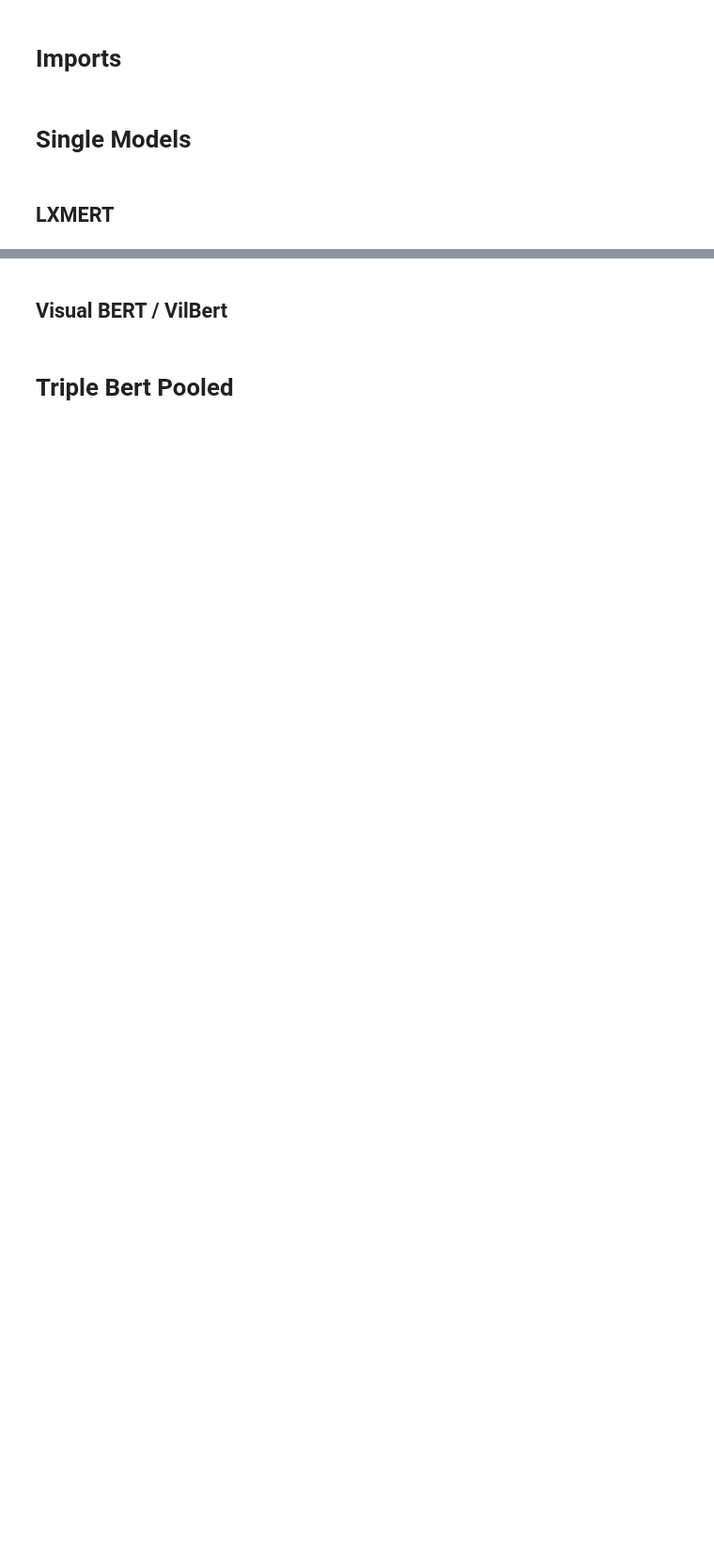
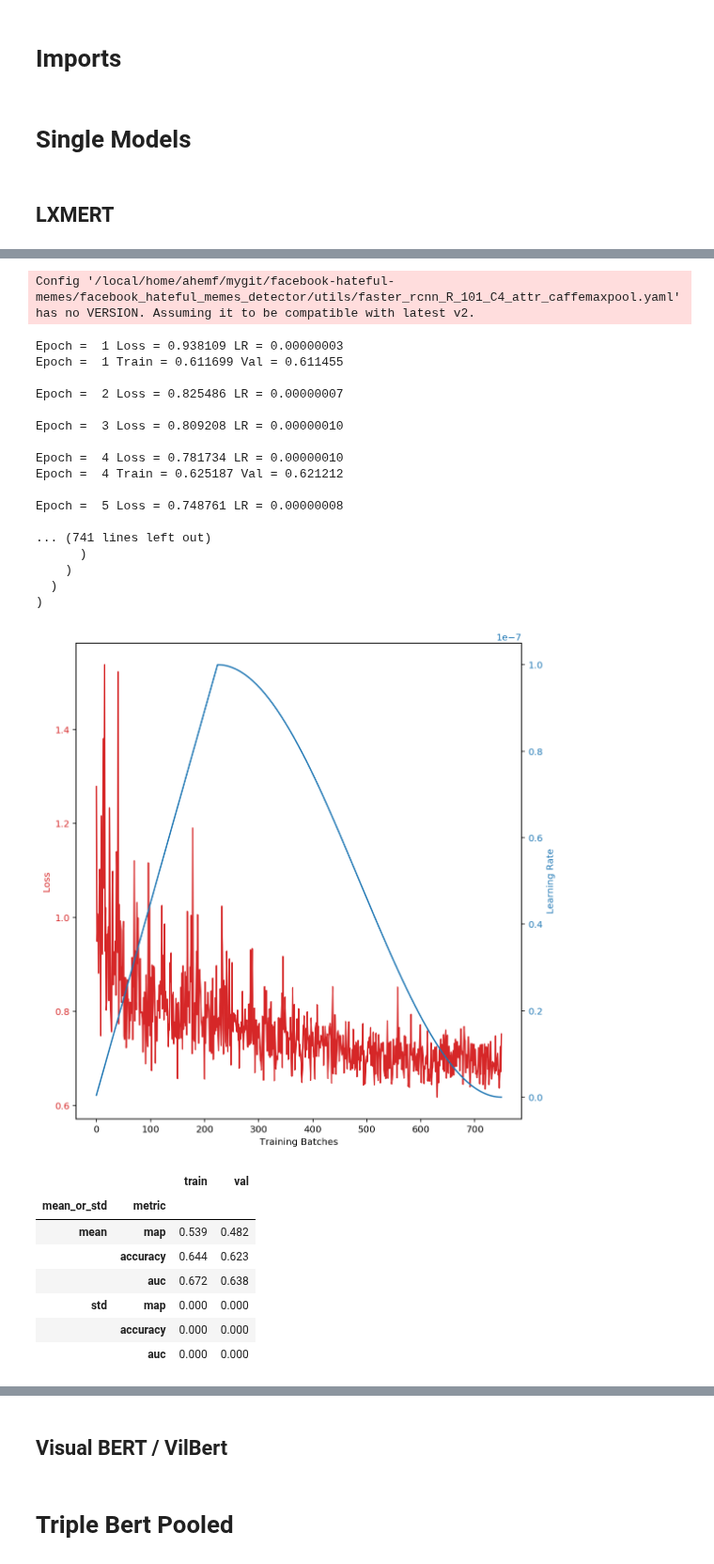
Before and after one commit to faizanahemad/facebook-hateful-memes, a Jupyter notebook: notebooks/VIsualBert.ipynb, the cells around one changed output, grey strips where cells are left out. Shown at 94% size. Saved outputs shown, nothing was run; the diff lists cells and outputs as text; code cells hidden in the pictures; blank space fills up the shorter version.

```diff
--- a/notebooks/VIsualBert.ipynb
+++ b/notebooks/VIsualBert.ipynb
@@ -89,7 +89,7 @@ rangerQHparams = dict(
 )
 
 adam = torch.optim.Adam
-adam_params = params = dict(lr=1e-3, weight_decay=1e-6)
+adam_params = params = dict(lr=1e-3, weight_decay=1e-7)
 
 adamw = torch.optim.AdamW
 adamw_params = dict(lr=1e-4, betas=(0.9, 0.999), eps=1e-08, weight_decay=1e-2)
@@ -129,8 +129,8 @@ yogi_params = dict(lr=1e-2,
                    initial_accumulator=1e-6,
                    weight_decay=0)
 # %%
-batch_size=64
-epochs = 5
+batch_size=96
+epochs = 10
 optimizer = adam
 optimizer_params = adam_params
 
@@ -143,8 +143,8 @@ augmentation_weights = {"None": 1.0}
 ## LXMERT
 # %%
 lr_strategy = {"lxmert": {"model":{"bert":{
-    "embeddings": {"lr": optimizer_params["lr"]/1e4},
-    "encoder": {"x_layers": {"lr": optimizer_params["lr"]/1e2}, "lr": optimizer_params["lr"]/1e3},
+    "embeddings": {"lr": optimizer_params["lr"]/1e3},
+    "encoder": {"x_layers": {"lr": optimizer_params["lr"]/1e1}, "lr": optimizer_params["lr"]/1e2},
     "pooler": {"lr": optimizer_params["lr"]/1e1},
 }}}}
 # %%
@@ -154,7 +154,7 @@ from facebook_hateful_memes_detector.models.MultiModal.VilBertVisualBert import
 
 model_fn = model_builder(VilBertVisualBertModel,
                          dict(model_name=["lxmert"], num_classes=2,
-                 gaussian_noise=0.25, dropout=0.15,
+                 gaussian_noise=0.25, dropout=0.25,
                               featurizer="transformer",final_layer_builder=fb_1d_loss_builder,
                  internal_dims=512, classifier_dims=256,
                  n_tokens_out=16, n_layers=2,task="classification", finetune=True),
@@ -163,7 +163,7 @@ model_fn = model_builder(VilBertVisualBertModel,
 # %%
 
 
-n_tests = 1
+
 multi_eval=False
 kfold=False
 results, prfs = train_validate_ntimes(model_fn, data, batch_size, epochs,
@@ -174,6 +174,4 @@ results, prfs = train_validate_ntimes(model_fn, data, batch_size, epochs,
 r1, p1 = results, prfs
 results
 prfs
-
-
-# 1h 45m
+# %% [output]
@@ -179,0 +195,27 @@ prfs
+Config '/local/home/ahemf/mygit/facebook-hateful-memes/facebook_hateful_memes_detector/utils/faster_rcnn_R_101_C4_attr_caffemaxpool.yaml' has no VERSION. Assuming it to be compatible with latest v2.
+Epoch =  1 Loss = 0.938109 LR = 0.00000003
+Epoch =  1 Train = 0.611699 Val = 0.611455
+
+Epoch =  2 Loss = 0.825486 LR = 0.00000007
+
+Epoch =  3 Loss = 0.809208 LR = 0.00000010
+
+Epoch =  4 Loss = 0.781734 LR = 0.00000010
+Epoch =  4 Train = 0.625187 Val = 0.621212
+
+Epoch =  5 Loss = 0.748761 LR = 0.00000008
+
+... (741 lines left out)
+      )
+    )
+  )
+)
+[figure, added]
+|  |  | train | val |
+| mean_or_std | metric |  |  |
+| mean | map | 0.539 | 0.482 |
+|  | accuracy | 0.644 | 0.623 |
+|  | auc | 0.672 | 0.638 |
+| std | map | 0.000 | 0.000 |
+|  | accuracy | 0.000 | 0.000 |
+|  | auc | 0.000 | 0.000 |
```
Also changed, not shown: parts of 6 cells of this notebook.
